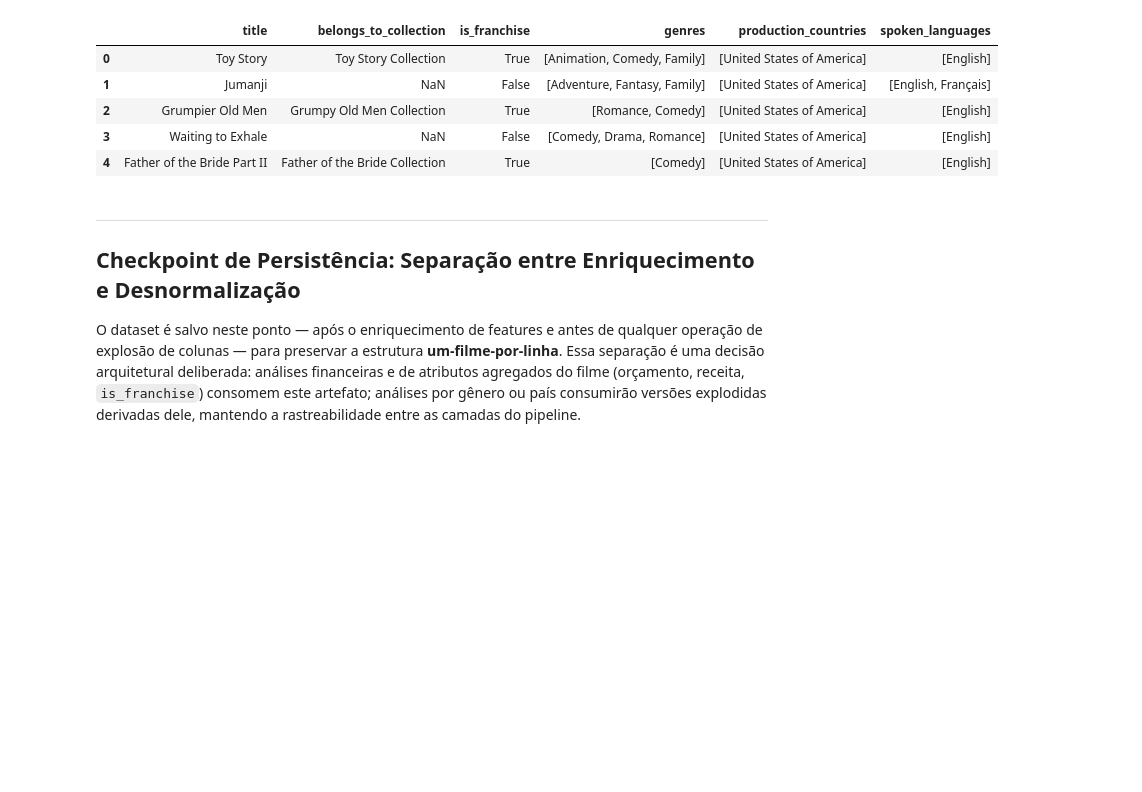
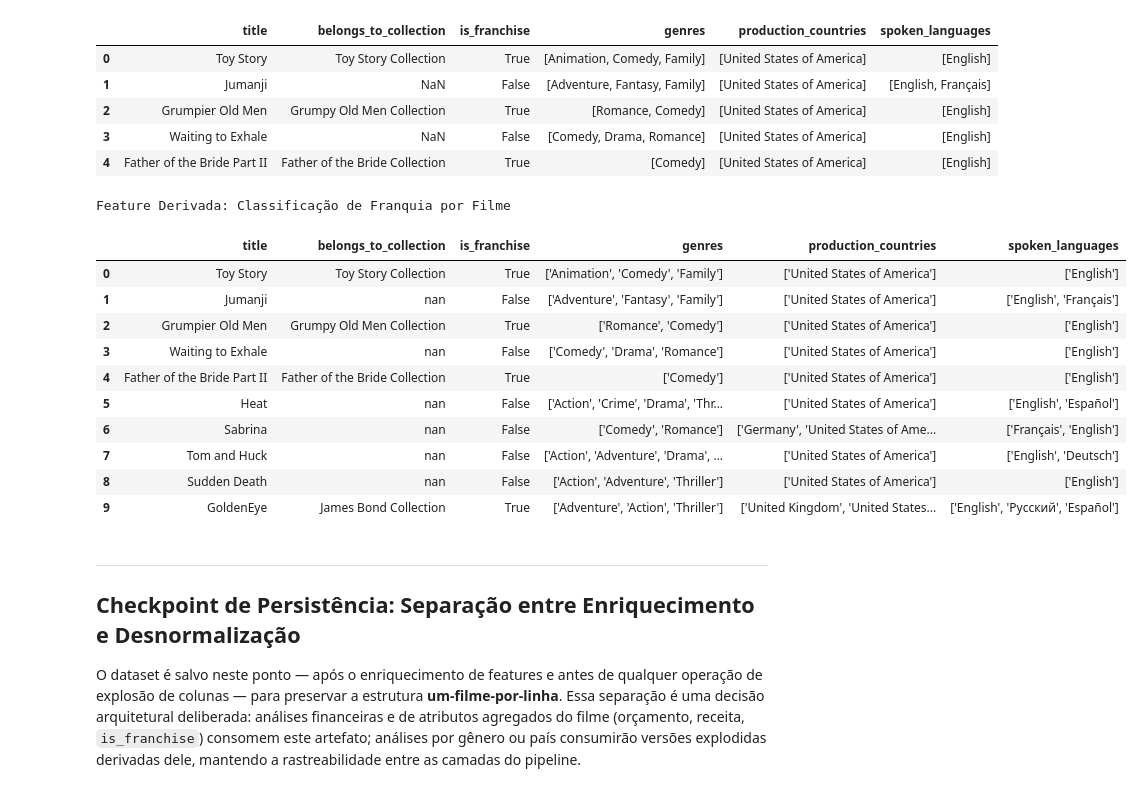
Before and after one commit to AleCecilio/entertainment_industry_performance_analysis, a Jupyter notebook: notebooks/08_feature_engineering_movies.ipynb, the cells around one changed output. Saved outputs shown, nothing was run; the diff lists cells and outputs as text; code cells hidden in the pictures; blank space fills up the shorter version.

```diff
--- a/notebooks/08_feature_engineering_movies.ipynb
+++ b/notebooks/08_feature_engineering_movies.ipynb
@@ -196,6 +253,52 @@ display(df_movies[['title','belongs_to_collection', 'is_franchise', 'genres', 'p
 | 2 | Grumpier Old Men | Grumpy Old Men Collection | True | [Romance, Comedy] | [United States of America] | [English] |
 | 3 | Waiting to Exhale | NaN | False | [Comedy, Drama, Romance] | [United States of America] | [English] |
 | 4 | Father of the Bride Part II | Father of the Bride Collection | True | [Comedy] | [United States of America] | [English] |
+# %%
+# Validação da feature is_franchise e integridade do vínculo de franquia
+display(
+    df_movies[['title', 'belongs_to_collection', 'is_franchise', 'genres', 'production_countries', 'spoken_languages']]
+    .head(10)
+    .style
+    .set_caption("Feature Derivada: Classificação de Franquia por Filme")
+    .set_properties(
+        subset=['title'],
+        **{'background-color': '#2B2D42', 'color': 'white'}
+    )
+    .set_properties(
+        subset=['belongs_to_collection'],
+        **{'background-color': '#4A4E69', 'color': 'white'}
+    )
+    .set_properties(
+        subset=['is_franchise'],
+        **{'background-color': '#C9ADA7', 'color': 'black'}
+    )
+    .set_properties(
+        subset=['genres'],
+        **{'background-color': '#6D597A', 'color': 'white'}
+    )
+    .set_properties(
+        subset=['production_countries'],
+        **{'background-color': '#588157', 'color': 'white'}
+    )
+    .set_properties(
+        subset=['spoken_languages'],
+        **{'background-color': '#3D5A80', 'color': 'white'}
+    )
+    .highlight_null(color='#7B2D2D')
+)
+# %% [output]
+Feature Derivada: Classificação de Franquia por Filme
+|  | title | belongs_to_collection | is_franchise | genres | production_countries | spoken_languages |
+| 0 | Toy Story | Toy Story Collection | True | ['Animation', 'Comedy', 'Family'] | ['United States of America'] | ['English'] |
+| 1 | Jumanji | nan | False | ['Adventure', 'Fantasy', 'Family'] | ['United States of America'] | ['English', 'Français'] |
+| 2 | Grumpier Old Men | Grumpy Old Men Collection | True | ['Romance', 'Comedy'] | ['United States of America'] | ['English'] |
+| 3 | Waiting to Exhale | nan | False | ['Comedy', 'Drama', 'Romance'] | ['United States of America'] | ['English'] |
+| 4 | Father of the Bride Part II | Father of the Bride Collection | True | ['Comedy'] | ['United States of America'] | ['English'] |
+| 5 | Heat | nan | False | ['Action', 'Crime', 'Drama', 'Thr... | ['United States of America'] | ['English', 'Español'] |
+| 6 | Sabrina | nan | False | ['Comedy', 'Romance'] | ['Germany', 'United States of Ame... | ['Français', 'English'] |
+| 7 | Tom and Huck | nan | False | ['Action', 'Adventure', 'Drama', ... | ['United States of America'] | ['English', 'Deutsch'] |
+| 8 | Sudden Death | nan | False | ['Action', 'Adventure', 'Thriller'] | ['United States of America'] | ['English'] |
+| 9 | GoldenEye | James Bond Collection | True | ['Adventure', 'Action', 'Thriller'] | ['United Kingdom', 'United States... | ['English', 'Pусский', 'Español'] |
 # %% [markdown]
 ---
 ## Checkpoint de Persistência: Separação entre Enriquecimento e Desnormalização
```
Also changed, not shown: parts of 9 cells of this notebook.
